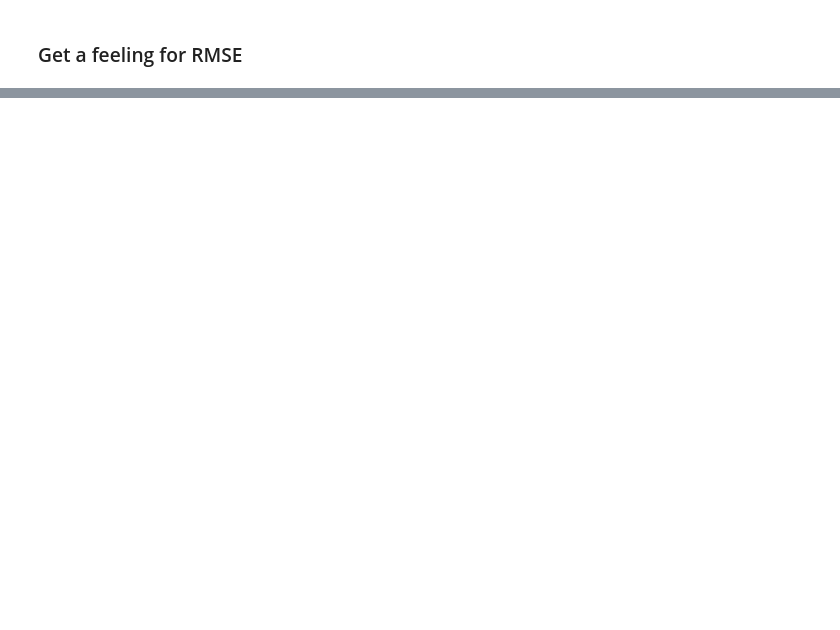
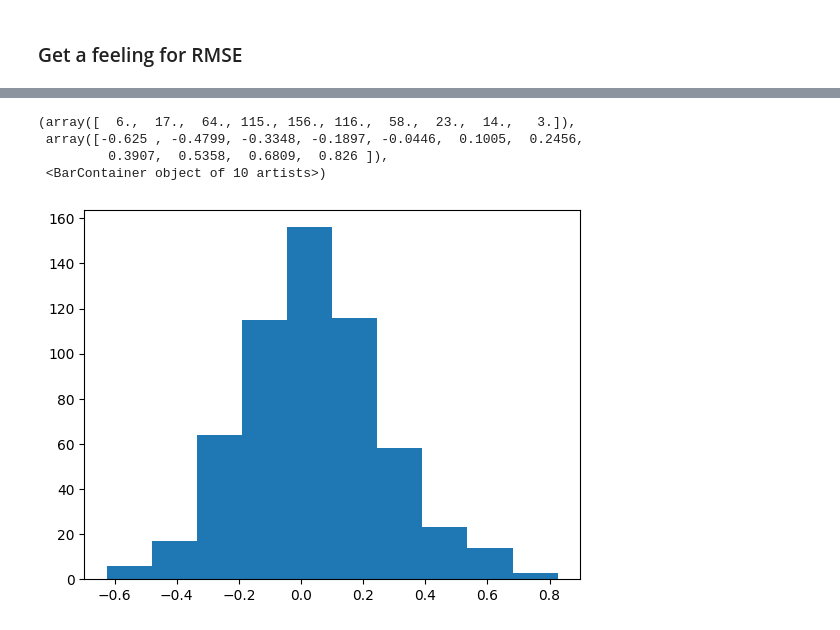
Before and after one commit to VoeP/reddit_sentiment, a Jupyter notebook: notebooks/sentiment_voep.ipynb, the cells around one changed output, grey strips where cells are left out. Cells and saved outputs as stored; diff of their text form; code cells hidden in the pictures; blank space fills up the shorter version.

```diff
--- a/notebooks/sentiment_voep.ipynb
+++ b/notebooks/sentiment_voep.ipynb
@@ -109,0 +157,9 @@ RMSE is really bad as expected because toxicity is a normal distribution centere
+# %%
+just_negative1000=first_1000[first_1000["sentiment"]<0]
+plt.hist(just_negative1000["score"])
+# %% [output]
+(array([  6.,  17.,  64., 115., 156., 116.,  58.,  23.,  14.,   3.]),
+ array([-0.625 , -0.4799, -0.3348, -0.1897, -0.0446,  0.1005,  0.2456,
+         0.3907,  0.5358,  0.6809,  0.826 ]),
+ <BarContainer object of 10 artists>)
+[figure, added]
```
Also changed, not shown: parts of 12 cells of this notebook, 5 other files.
